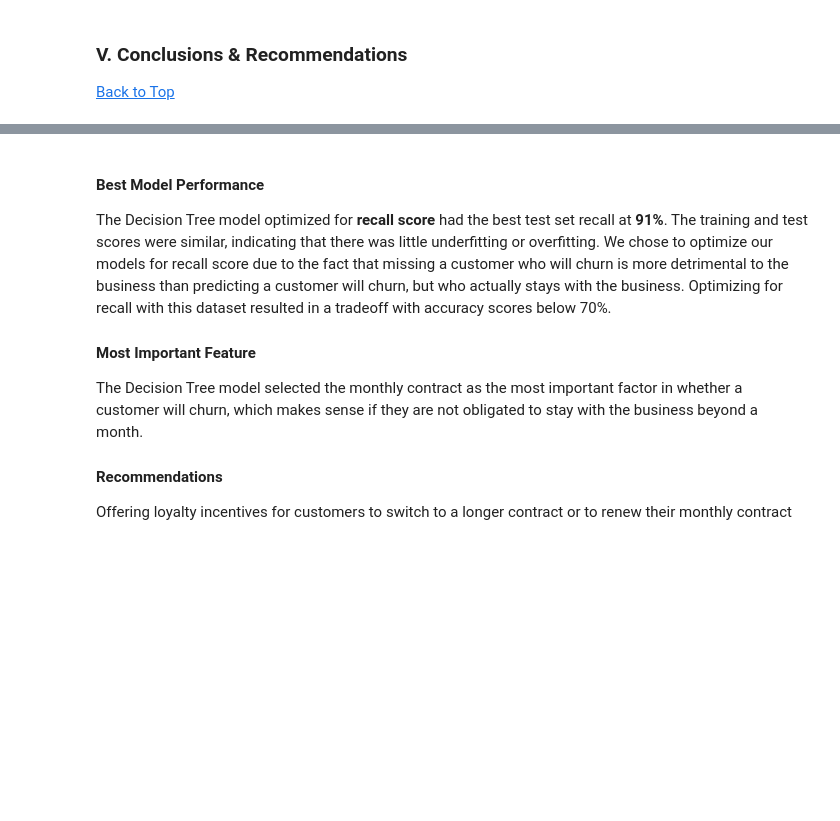
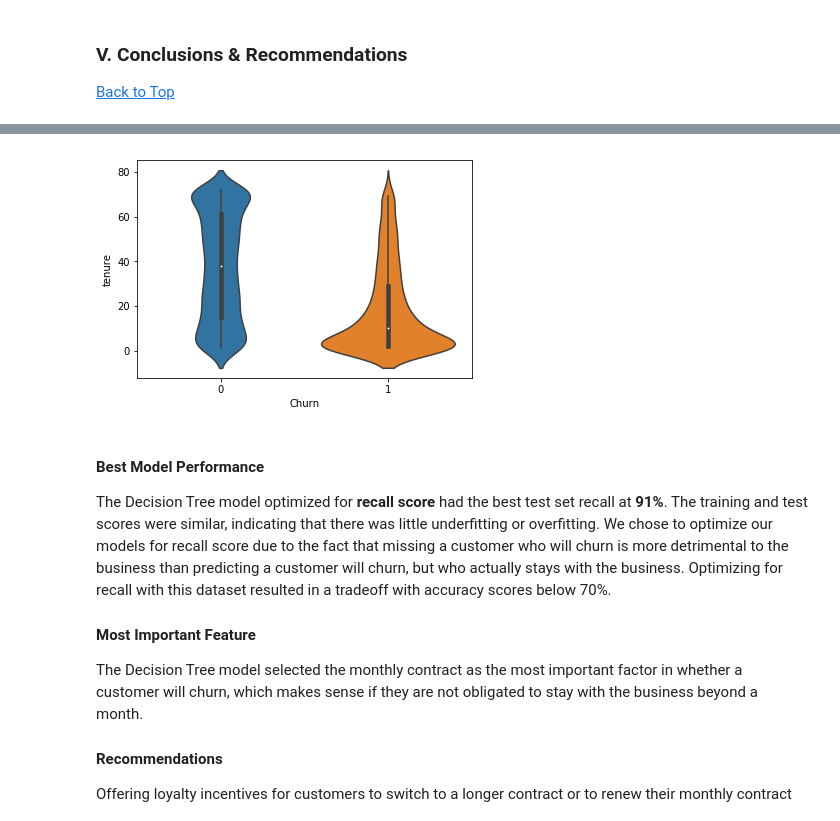
Before and after one commit to steeznation16/hackathon-jan-2019-clf, a Jupyter notebook: The-Great-Hackathon-of-January-2019.ipynb, the cells around one changed output, grey strips where cells are left out. Cells and saved outputs as stored; diff of their text form; code cells hidden in the pictures; blank space fills up the shorter version.

```diff
--- a/The-Great-Hackathon-of-January-2019.ipynb
+++ b/The-Great-Hackathon-of-January-2019.ipynb
@@ -950,3 +960,7 @@ Recall Score for Gradient Boosting Test Set: 0.4989429175475687
+# %%
+sns.violinplot(x=df.Churn, y=df.tenure);
+# %% [output]
+[figure, added]
 # %% [markdown]
 #### Best Model Performance
 The Decision Tree model optimized for __recall score__ had the best test set recall at __91%__. The training and test scores were similar, indicating that there was little underfitting or overfitting. We chose to optimize our models for recall score due to the fact that missing a customer who will churn is more detrimental to the business than predicting a customer will churn, but who actually stays with the business. Optimizing for recall with this dataset resulted in a tradeoff with accuracy scores below 70%.
```
Also changed, not shown: parts of 5 cells of this notebook.
